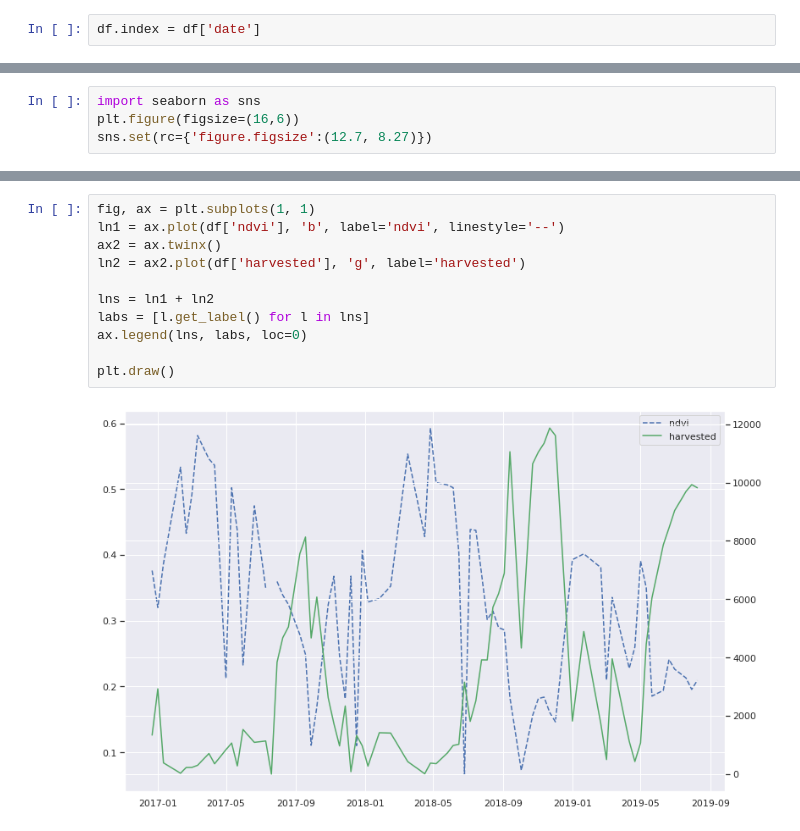
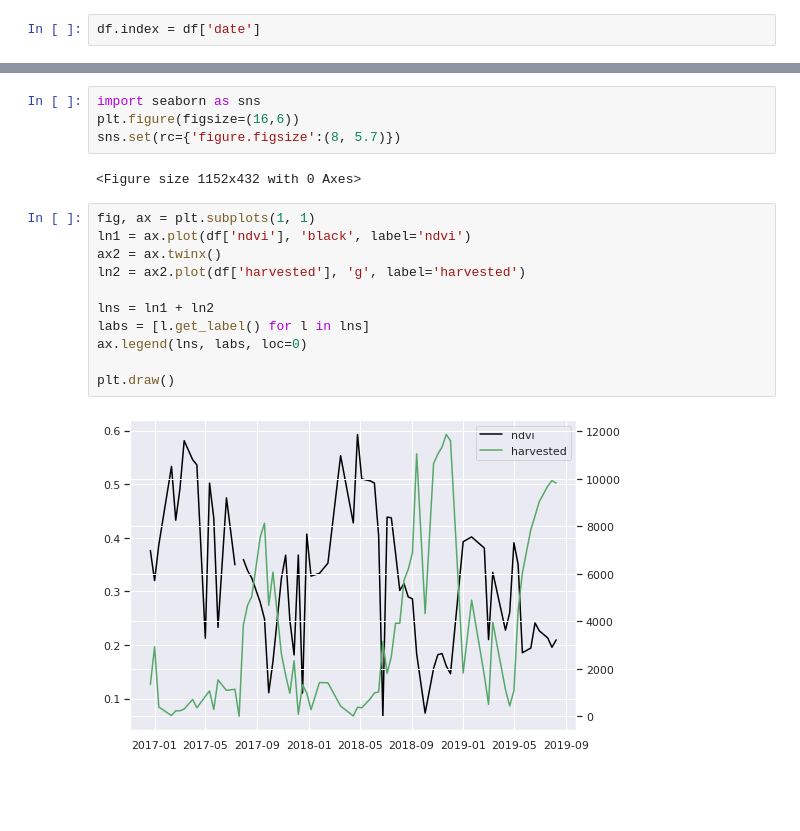
Before and after one commit to satellite-datathon/sdthon, a Jupyter notebook: code/4_analysis/Exploratory.ipynb, the cells around one changed output, grey strips where cells are left out. Drawn from its saved outputs; the diff is of its cells as text; blank space fills up the shorter version.

```diff
--- a/code/4_analysis/Exploratory.ipynb
+++ b/code/4_analysis/Exploratory.ipynb
@@ -51,4 +54,0 @@ plt.plot(df['ndvi'])
-# %%
-import seaborn as sns
-plt.figure(figsize=(16,6))
-sns.set(rc={'figure.figsize':(12.7, 8.27)})
@@ -68,13 +66,19 @@ plt.draw()
+# %%
+import seaborn as sns
+plt.figure(figsize=(16,6))
+sns.set(rc={'figure.figsize':(8, 5.7)})
+# %% [output]
+<Figure size 1152x432 with 0 Axes>
 # %%
 fig, ax = plt.subplots(1, 1)
-ln1 = ax.plot(df['ndvi'], 'b', label='ndvi', linestyle='--')
+ln1 = ax.plot(df['ndvi'], 'black', label='ndvi')
 ax2 = ax.twinx()
 ln2 = ax2.plot(df['harvested'], 'g', label='harvested')
 
 lns = ln1 + ln2
 labs = [l.get_label() for l in lns]
 ax.legend(lns, labs, loc=0)
 
 plt.draw()
 # %% [output]
-[figure, old version]
+[figure, new version]
```
Also changed, not shown: parts of 16 cells of this notebook.
